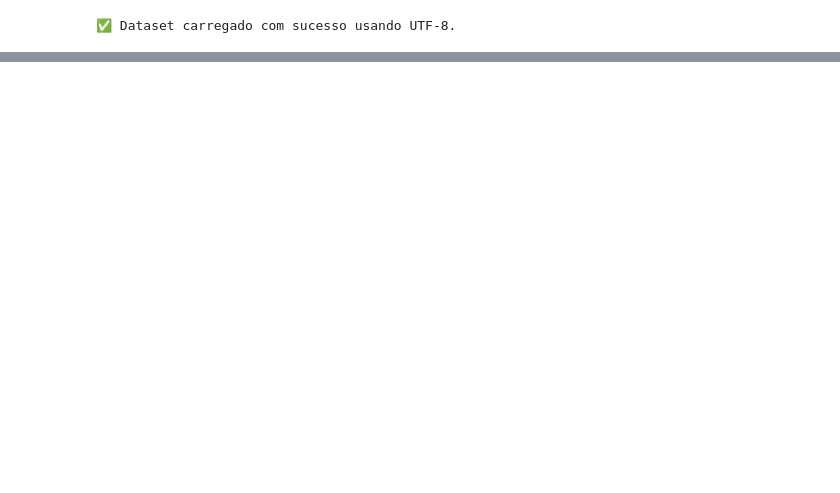
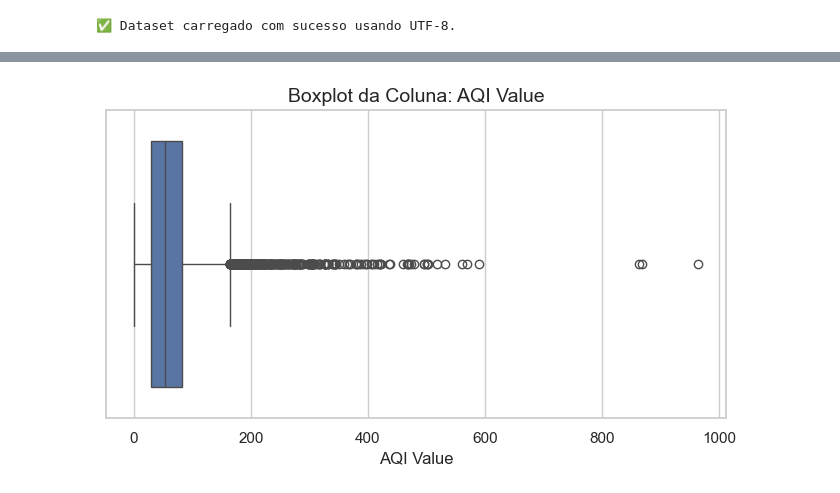
Before and after one commit to lgfas/diabetes-data-mining, a Jupyter notebook: notebooks/Exploration.ipynb, the cells around one changed output, grey strips where cells are left out. Saved outputs shown, nothing was run; the diff lists cells and outputs as text; code cells hidden in the pictures; blank space fills up the shorter version.

```diff
--- a/notebooks/Exploration.ipynb
+++ b/notebooks/Exploration.ipynb
@@ -151,0 +111,16 @@ ValueError: could not convert string to float: 'F'
+# %%
+# 9️⃣ Frequência das categorias
+
+
+print("\n🔍 Frequência das Categorias:")
+for col in df.select_dtypes(include="object"):
+    print(f"\nColuna: {col}")
+    print(df[col].value_counts())
+
+# Gráficos de barras para categorias
+for col in df.select_dtypes(include="object"):
+    plt.figure(figsize=(8, 4))
+    sns.countplot(data=df, x=col, order=df[col].value_counts().index)
+    plt.title(f"Distribuição da Coluna: {col}")
+    plt.xticks(rotation=45)
+    plt.show()
@@ -151,0 +159,6 @@ ValueError: could not convert string to float: 'F'
+# %%
+# Remover registros com valores não numéricos na coluna "AQI Value"
+df = df[df["AQI Value"].apply(lambda x: str(x).replace(".", "", 1).isdigit())]
+
+# Converter "AQI Value" para numérico
+df["AQI Value"] = df["AQI Value"].astype(float)
@@ -151,0 +179,9 @@ ValueError: could not convert string to float: 'F'
+# %%
+# 1️⃣1️⃣ Detecção de Outliers: Boxplots para variáveis numéricas
+for col in df.select_dtypes(include=["float64", "int64"]):
+    plt.figure(figsize=(8, 4))
+    sns.boxplot(x=df[col])
+    plt.title(f"Boxplot da Coluna: {col}")
+    plt.show()
+# %% [output]
+[figure, added]
```
Also changed, not shown: parts of 16 cells of this notebook, 3 other files.
